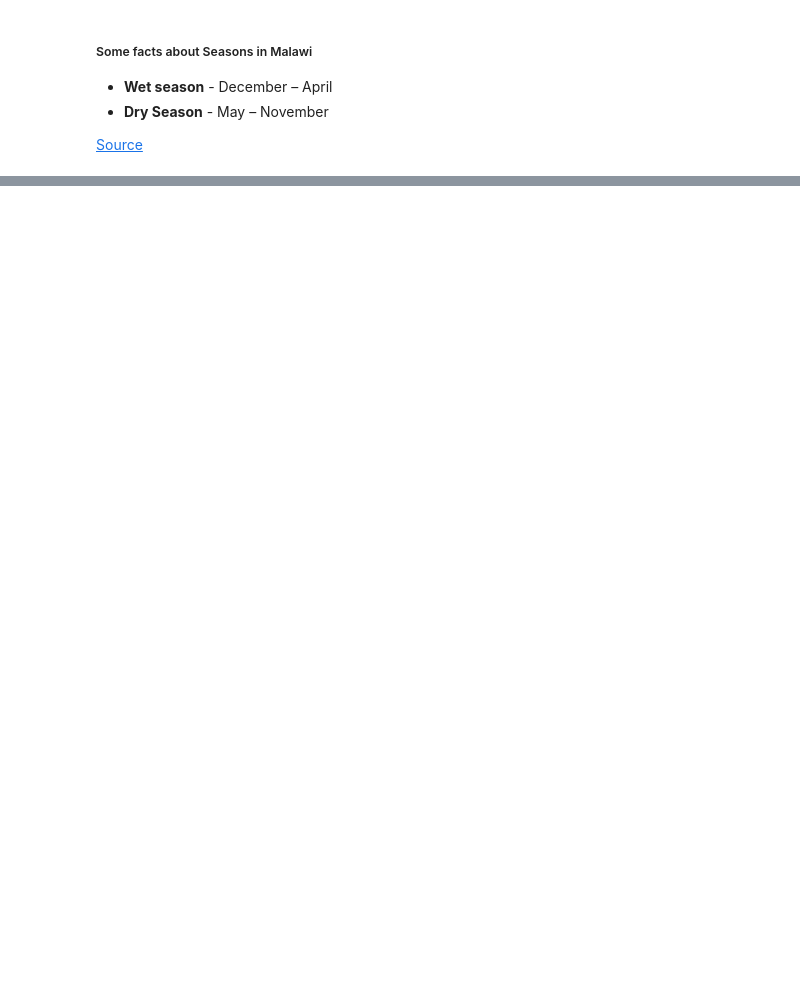
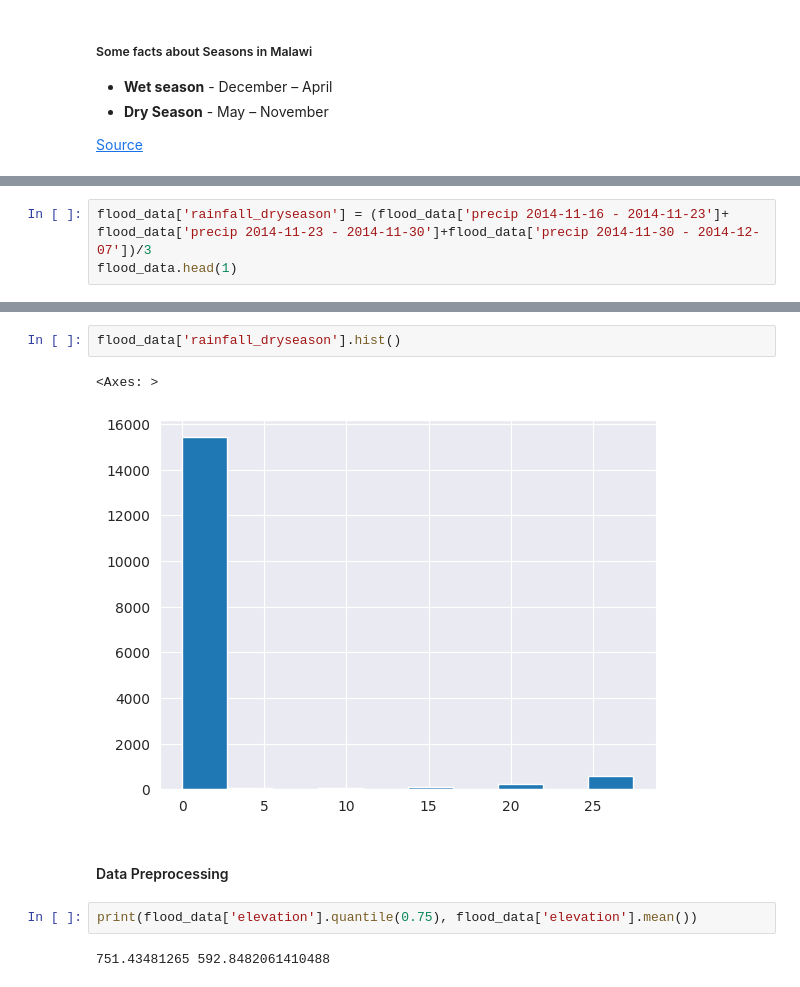
Before and after one commit to otoosakyidavid/KaggleX-BIPOC-Mentorship-Project, a Jupyter notebook: flood-prediction-analysis.ipynb, the cells around one changed output, grey strips where cells are left out. Saved outputs shown, nothing was run; the diff lists cells and outputs as text; blank space fills up the shorter version.

```diff
--- a/flood-prediction-analysis.ipynb
+++ b/flood-prediction-analysis.ipynb
@@ -356,0 +426,3 @@ rainfall_before_flood = [
+# %%
+flood_data['rainfall_dryseason'] = (flood_data['precip 2014-11-16 - 2014-11-23']+ flood_data['precip 2014-11-23 - 2014-11-30']+flood_data['precip 2014-11-30 - 2014-12-07'])/3
+flood_data.head(1)
@@ -356,0 +433,11 @@ rainfall_before_flood = [
+# %%
+flood_data['rainfall_dryseason'].hist()
+# %% [output]
+<Axes: >
+[figure, added]
+# %% [markdown]
+#### Data Preprocessing
+# %%
+print(flood_data['elevation'].quantile(0.75), flood_data['elevation'].mean())
+# %% [output]
+751.43481265 592.8482061410488
```
Also changed, not shown: parts of 44 cells of this notebook.
